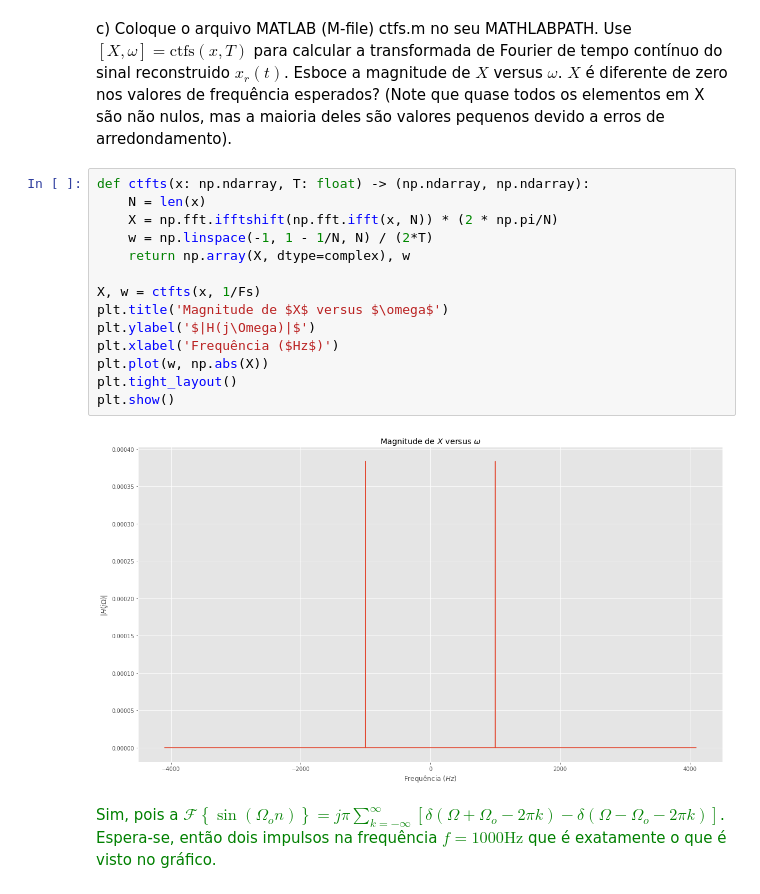
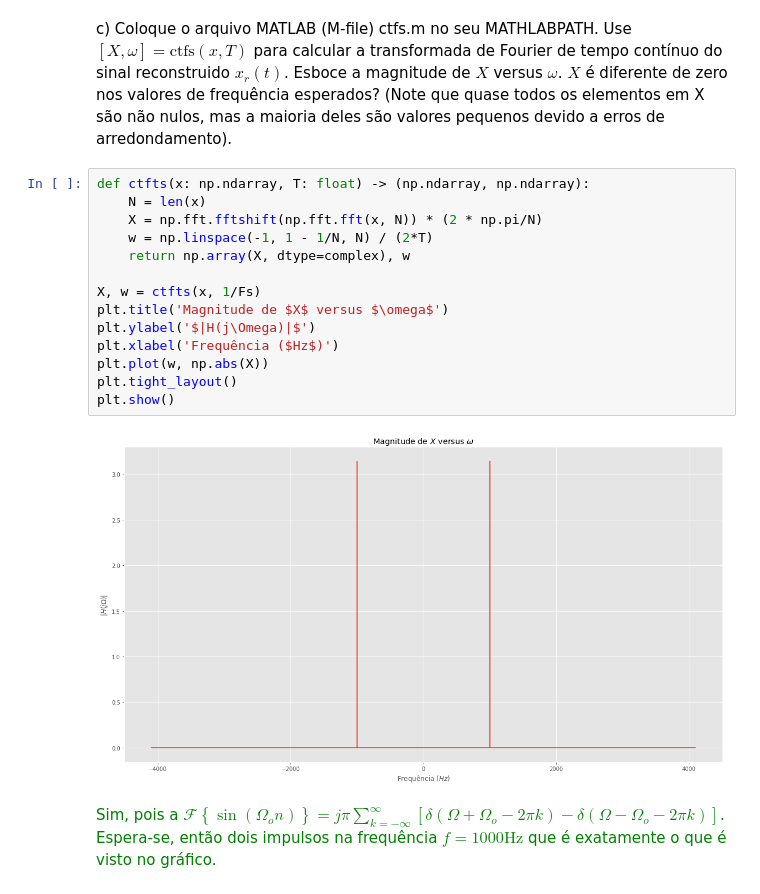
Before and after one commit to davidrft/processamento-digital-de-sinais, a Jupyter notebook: PDS - Projeto 1.ipynb, the cells around one changed output. Cells and saved outputs as stored; diff of their text form.

Commit message:
Fix using fft instead of ifft

```diff
--- a/PDS - Projeto 1.ipynb
+++ b/PDS - Projeto 1.ipynb
@@ -60,19 +60,19 @@ c) Coloque o arquivo MATLAB (M-file) ctfs.m no seu MATHLABPATH. Use $[X, \omega]
 # %%
 def ctfts(x: np.ndarray, T: float) -> (np.ndarray, np.ndarray):
     N = len(x)
-    X = np.fft.ifftshift(np.fft.ifft(x, N)) * (2 * np.pi/N)
+    X = np.fft.fftshift(np.fft.fft(x, N)) * (2 * np.pi/N)
     w = np.linspace(-1, 1 - 1/N, N) / (2*T)
     return np.array(X, dtype=complex), w
 
 X, w = ctfts(x, 1/Fs)
 plt.title('Magnitude de $X$ versus $\omega$')
 plt.ylabel('$|H(j\Omega)|$')
 plt.xlabel('Frequência ($Hz$)')
 plt.plot(w, np.abs(X))
 plt.tight_layout()
 plt.show()
 # %% [output]
-[figure, old version]
+[figure, new version]
 # %% [markdown]
 <span style="color:green"> Sim, pois a $\mathcal{F}\left \{ \sin \left(\Omega_{o} n\right) \right \} = j \pi \sum_{k=-\infty}^{\infty}\left[\delta\left(\Omega+\Omega_{o}-2 \pi k\right)-\delta\left(\Omega-\Omega_{o}-2 \pi k\right)\right]$. Espera-se, então dois impulsos na frequência $f = 1000 \text{Hz} $ que é exatamente o que é visto no gráfico.</span>
 # %% [markdown]
```
